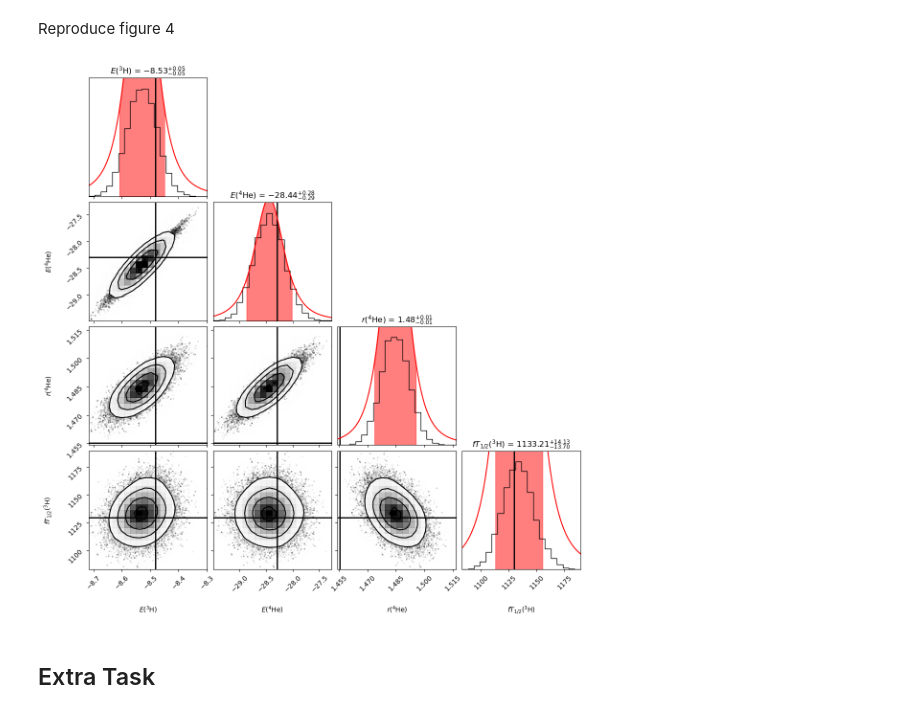
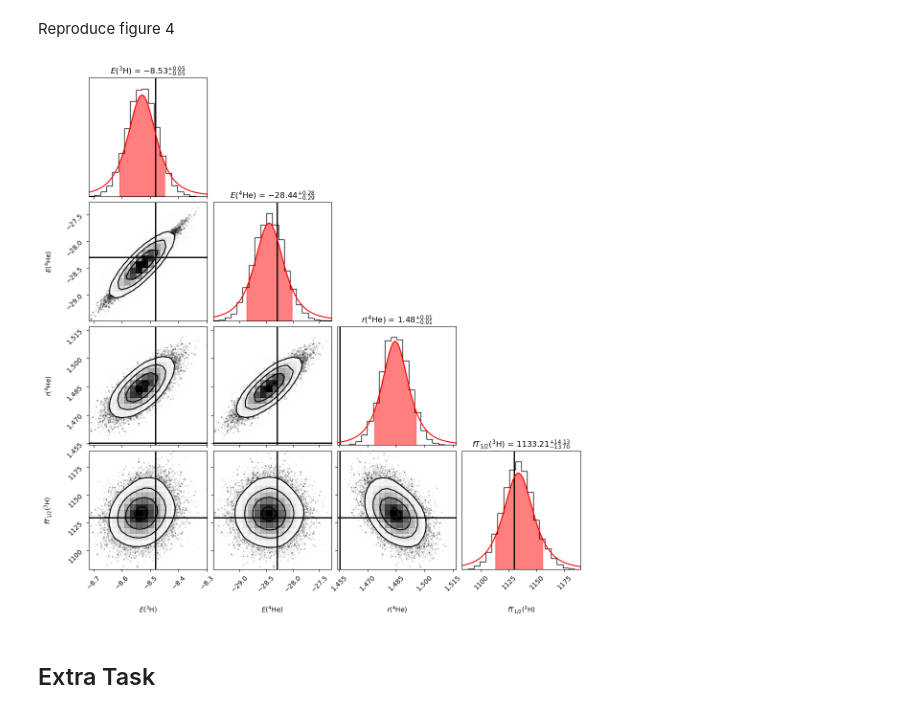
Before and after one commit to stach/lfd-project, a Jupyter notebook: Project1/project1.ipynb, the cells around one changed output. Drawn from its saved outputs; the diff is of its cells as text; code cells hidden in the pictures.

Commit message:
fixed density problem (normalization)

```diff
--- a/Project1/project1.ipynb
+++ b/Project1/project1.ipynb
@@ -378,7 +378,7 @@ labels = ["$C_D$", "$C_E$"]
 
 # Create a corner plot
 figure = plt.figure(figsize=(12,12))
-corner.corner(samples, labels=labels, show_titles=True, fig=figure, smooth=0.5)
+corner.corner(samples, labels=labels, show_titles=True, fig=figure, smooth=0.5, hist_kwargs={'density': True})
 
 # confidence_level = 0.86
 # quantiles = [(1 - confidence_level) / 2, 1 - (1 - confidence_level) / 2]
@@ -400,13 +400,10 @@ for i, ax in enumerate(figure.get_axes()):
         # y = np.copy(hist_corners[idx0:idx1,1])
         # ax.fill_between(x, y, color='red', alpha=0.5)
 
-        norm=8000
         x, y = fit_t(samples[:,0])
-        y*=norm
         ax.plot(x, y, color="red")
 
         x_quant, y_quant = fit_t(samples[:,0], quantile=True)
-        y_quant*=norm
         ax.fill_between(x_quant, y_quant, color="red", alpha=0.5)
     if i==2:
         # Bottom left
@@ -424,13 +421,10 @@ for i, ax in enumerate(figure.get_axes()):
         # y = np.copy(hist_corners[idx0:idx1,1])
         # ax.fill_between(x, y, color='red', alpha=0.5)
 
-        norm=1500
         x, y = fit_t(samples[:,1])
-        y*=norm
         ax.plot(x, y, color="red")
 
         x_quant, y_quant = fit_t(samples[:,1], quantile=True)
-        y_quant*=norm
         ax.fill_between(x_quant, y_quant, color="red", alpha=0.5)
 
 # Show the plot
@@ -453,89 +447,73 @@ labels = ['$E(^3\mathrm{H})$','$E(^4\mathrm{He})$','$r(^4\mathrm{He})$','$fT_{1/
 
 # Create a corner plot
 figure = plt.figure(figsize=(12,12))
-corner.corner(ppd, labels=labels, show_titles=True, fig=figure, smooth=True)
+corner.corner(ppd, labels=labels, show_titles=True, fig=figure, smooth=True, hist_kwargs={'density': True})
 
 for i, ax in enumerate(figure.get_axes()):
     if i==0:
         # Marginal: E3H
-        norm=2200
-
         ax.axvline(mu_E3H, color='black', linestyle='-', linewidth=2, alpha=1)
 
         x, y = fit_t(ppd[:,0])
-        y*=norm
         ax.plot(x, y, color="red")
 
         x_quant, y_quant = fit_t(ppd[:,0], quantile=True)
-        y_quant*=norm
         ax.fill_between(x_quant, y_quant, color="red", alpha=0.5)
     if i==5:
         # Marginal: E4He
-        norm=5600
-
         ax.axvline(mu_E4He, color='black', linestyle='-', linewidth=2, alpha=1)
 
         x, y = fit_t(ppd[:,1])
-        y*=norm
         ax.plot(x, y, color="red")
 
         x_quant, y_quant = fit_t(ppd[:,1], quantile=True)
-        y_quant*=norm
         ax.fill_between(x_quant, y_quant, color="red", alpha=0.5)
     if i==10:
         # Marginal: Rp4He
-        norm=300
-
         ax.axvline(mu_Rp4He, color='black', linestyle='-', linewidth=2, alpha=1)
 
         x, y = fit_t(ppd[:,2])
-        y*=norm
         ax.plot(x, y, color="red")
 
         x_quant, y_quant = fit_t(ppd[:,2], quantile=True)
-        y_quant*=norm
         ax.fill_between(x_quant, y_quant, color="red", alpha=0.5)
     if i==15:
         # Marginal: fT3H
-        norm=1200000
-
         ax.axvline(mu_fT3H, color='black', linestyle='-', linewidth=2, alpha=1)
 
         x, y = fit_t(ppd[:,3])
-        y*=norm
         ax.plot(x, y, color="red")
 
         x_quant, y_quant = fit_t(ppd[:,3], quantile=True)
-        y_quant*=norm
         ax.fill_between(x_quant, y_quant, color="red", alpha=0.5)
     if i==4:
         # Joined(x|y): E3H|E4He
         ax.axvline(mu_E3H, color='black', linestyle='-', linewidth=2, alpha=1)
         ax.axhline(mu_E4He, color='black', linestyle='-', linewidth=2, alpha=1)
     if i==8:
         # Joined(x|y): E3H|Rp4He
         ax.axvline(mu_E3H, color='black', linestyle='-', linewidth=2, alpha=1)
         ax.axhline(mu_Rp4He, color='black', linestyle='-', linewidth=2, alpha=1)
     if i==9:
         # Joined(x|y): E4He|Rp4He
         ax.axvline(mu_E4He, color='black', linestyle='-', linewidth=2, alpha=1)
         ax.axhline(mu_Rp4He, color='black', linestyle='-', linewidth=2, alpha=1)
     if i==12:
         # Joined(x|y): E3H|fT3H
         ax.axvline(mu_E3H, color='black', linestyle='-', linewidth=2, alpha=1)
         ax.axhline(mu_fT3H, color='black', linestyle='-', linewidth=2, alpha=1)
     if i==13:
         # Joined(x|y): E4He|ft3H
         ax.axvline(mu_E4He, color='black', linestyle='-', linewidth=2, alpha=1)
         ax.axhline(mu_fT3H, color='black', linestyle='-', linewidth=2, alpha=1)
     if i==14:
         # Joined(x|y): Rp4He|ft3H
         ax.axvline(mu_Rp4He, color='black', linestyle='-', linewidth=2, alpha=1)
         ax.axhline(mu_fT3H, color='black', linestyle='-', linewidth=2, alpha=1)
 # Show the plot
 plt.show()
 # %% [output]
-[figure, old version]
+[figure, new version]
 # %% [markdown]
 ## Extra Task
 # %% [markdown]
```
Also changed, not shown: parts of 1 cell of this notebook.
